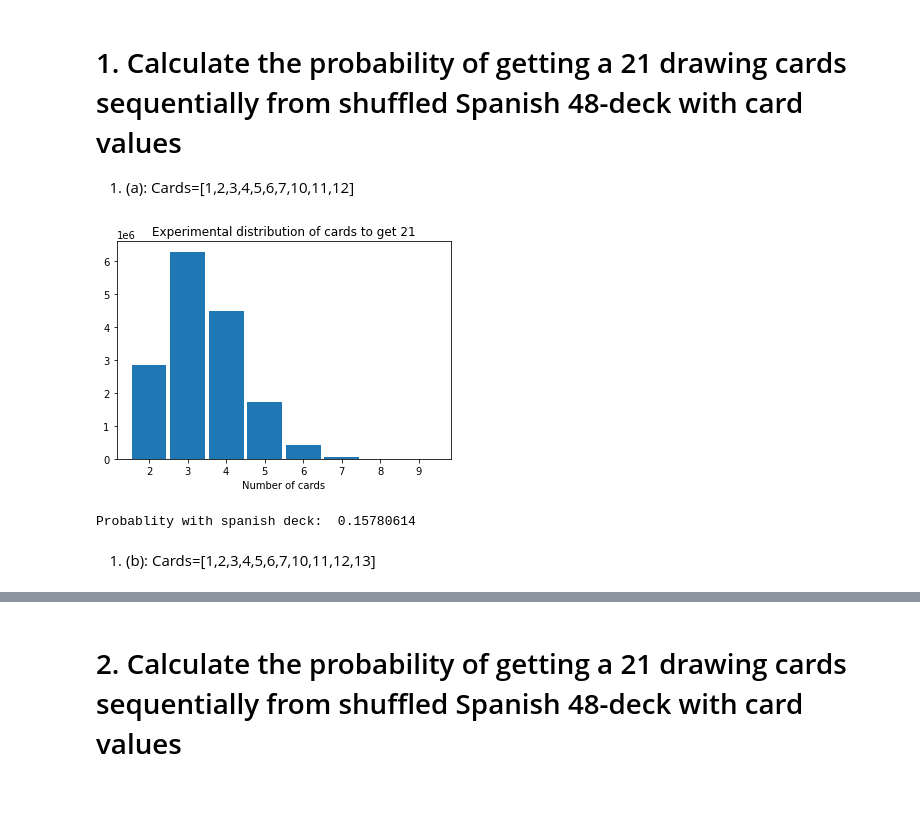
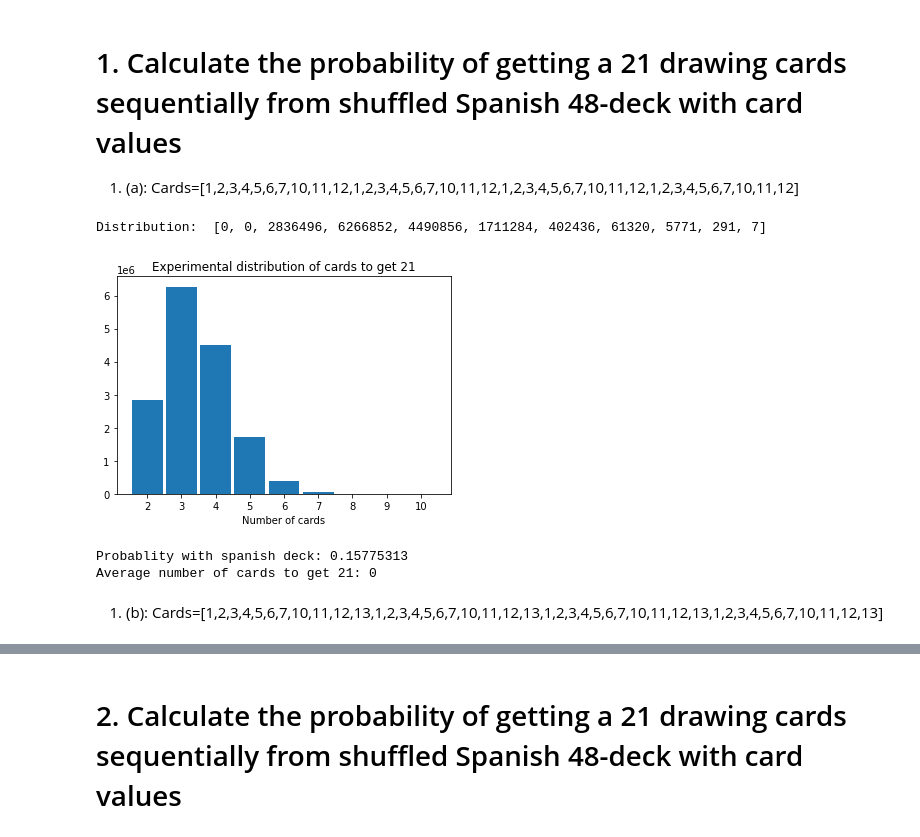
Before and after one commit to Andryut/AlgorithmsUN2020II, a Jupyter notebook: 21BlackjackGrClass1StGroup7.ipynb, the cells around one changed output, grey strips where cells are left out. Drawn from its saved outputs; the diff is of its cells as text; code cells hidden in the pictures; blank space fills up the shorter version.

```diff
--- a/21BlackjackGrClass1StGroup7.ipynb
+++ b/21BlackjackGrClass1StGroup7.ipynb
@@ -46,11 +53,14 @@ def compute_half_deck(cards):
   return cards;
 # %% [markdown]
 # 1. Calculate the probability of getting a 21 drawing cards sequentially from shuffled Spanish 48-deck with card values
-1. (a): Cards=[1,2,3,4,5,6,7,10,11,12]
+1. (a): Cards=[1,2,3,4,5,6,7,10,11,12,1,2,3,4,5,6,7,10,11,12,1,2,3,4,5,6,7,10,11,12,1,2,3,4,5,6,7,10,11,12]
-# %%
-print("Probablity with spanish deck: ", calculate_probability(list(range(1,13))*4, n=100000000))
-# %% [output]
-[figure, removed]
-Probablity with spanish deck:  0.15780614
+# %%
+probability, average = calculate_probability(list(range(1,13))*4, n=100000000)
+print("Probablity with spanish deck: {}\nAverage number of cards to get 21: {}".format(probability, average))
+# %% [output]
+Distribution:  [0, 0, 2836496, 6266852, 4490856, 1711284, 402436, 61320, 5771, 291, 7]
+[figure, added]
+Probablity with spanish deck: 0.15775313
+Average number of cards to get 21: 0
 # %% [markdown]
-1. (b): Cards=[1,2,3,4,5,6,7,10,11,12,13]
+1. (b): Cards=[1,2,3,4,5,6,7,10,11,12,13,1,2,3,4,5,6,7,10,11,12,13,1,2,3,4,5,6,7,10,11,12,13,1,2,3,4,5,6,7,10,11,12,13]
```
Also changed, not shown: parts of 42 cells of this notebook.
